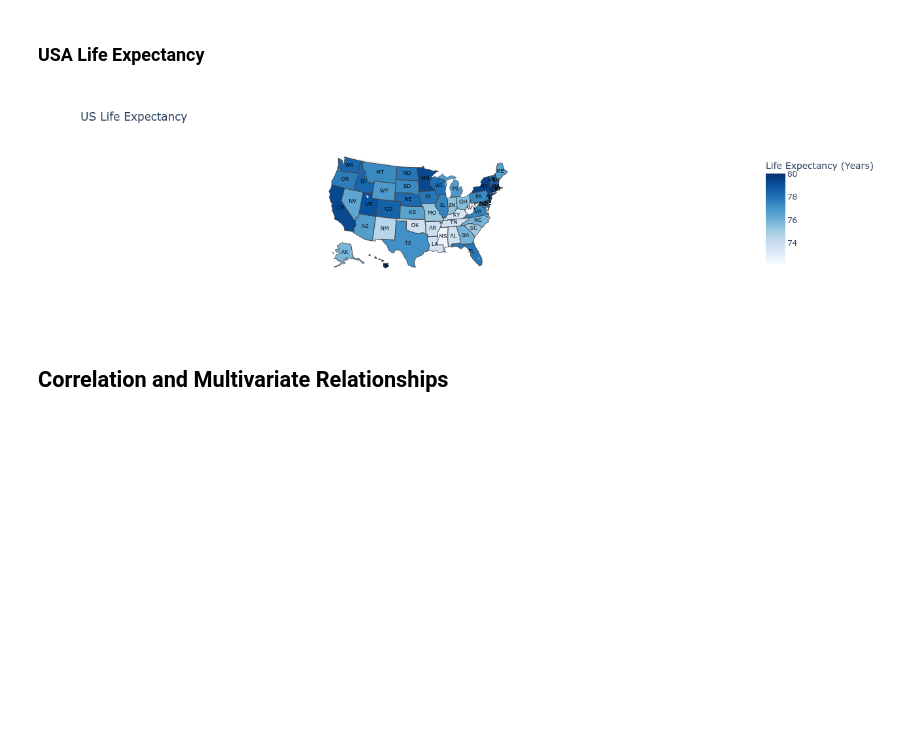
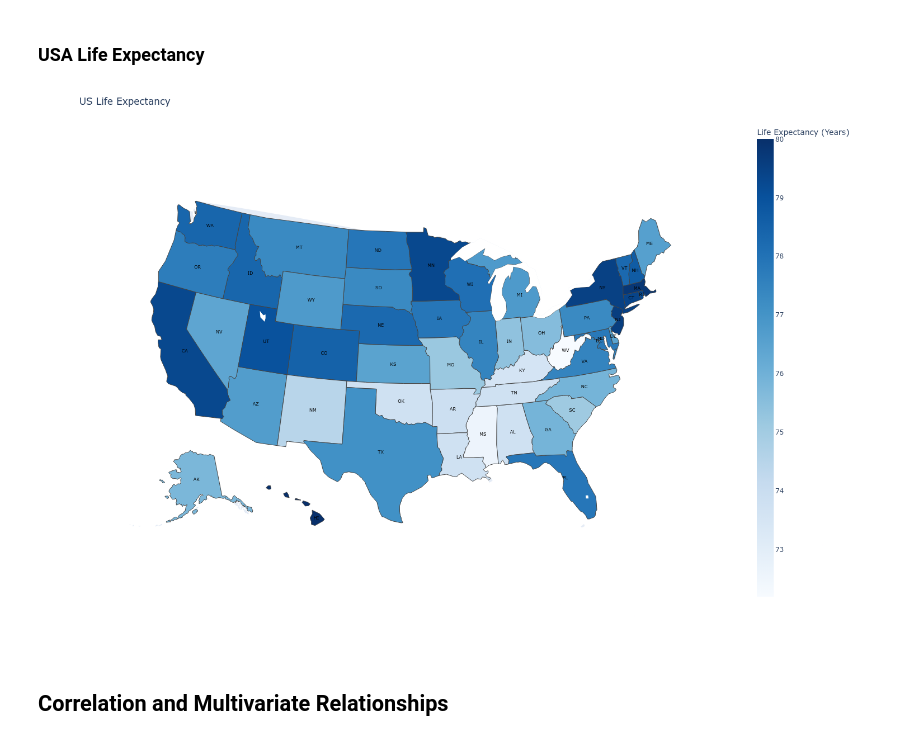
Before and after one commit to maxwellicharia/US-State-Health-Data-Analysis, a Jupyter notebook: US States Health Analysis.ipynb, the cells around one changed output. Drawn from its saved outputs; the diff is of its cells as text; code cells hidden in the pictures; blank space fills up the shorter version.

Commit message:
Edit - Visualization code

```diff
--- a/US States Health Analysis.ipynb
+++ b/US States Health Analysis.ipynb
@@ -284,25 +284,31 @@ fig.show()
 # %%
 fig = px.choropleth(
     df,
-    title="US Life Expectancy",
     locations="State",
     locationmode="USA-states",
     color="Life Expectancy (Years)",
     scope="usa",
     color_continuous_scale="Blues",
     hover_data="Life Expectancy (Years)",
 )
 fig.add_scattergeo(
     locations=df['State'],
     locationmode='USA-states',
     text=df['Abbreviation'],
     mode='text',
     textfont=dict(size=8, color='black'),
     showlegend=False
 )
+fig.update_layout(
+    title=dict(text='US Life Expectancy'),
+    dragmode='select',
+    width=1400,
+    height=1000,
+    hovermode='closest',
+)
 fig.show()
 # %% [output]
-[figure, old version]
+[figure, new version]
 # %% [markdown]
 ## Correlation and Multivariate Relationships
 # %%
```
